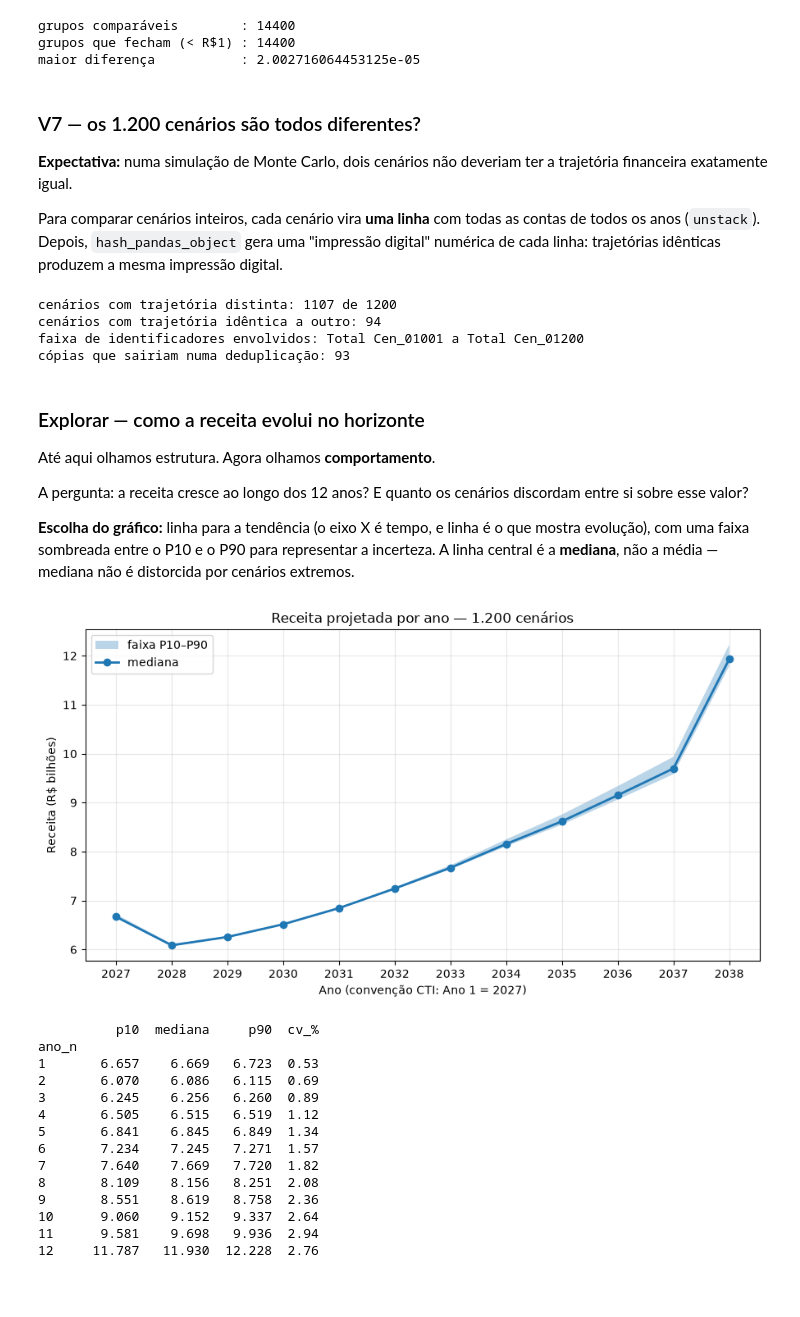
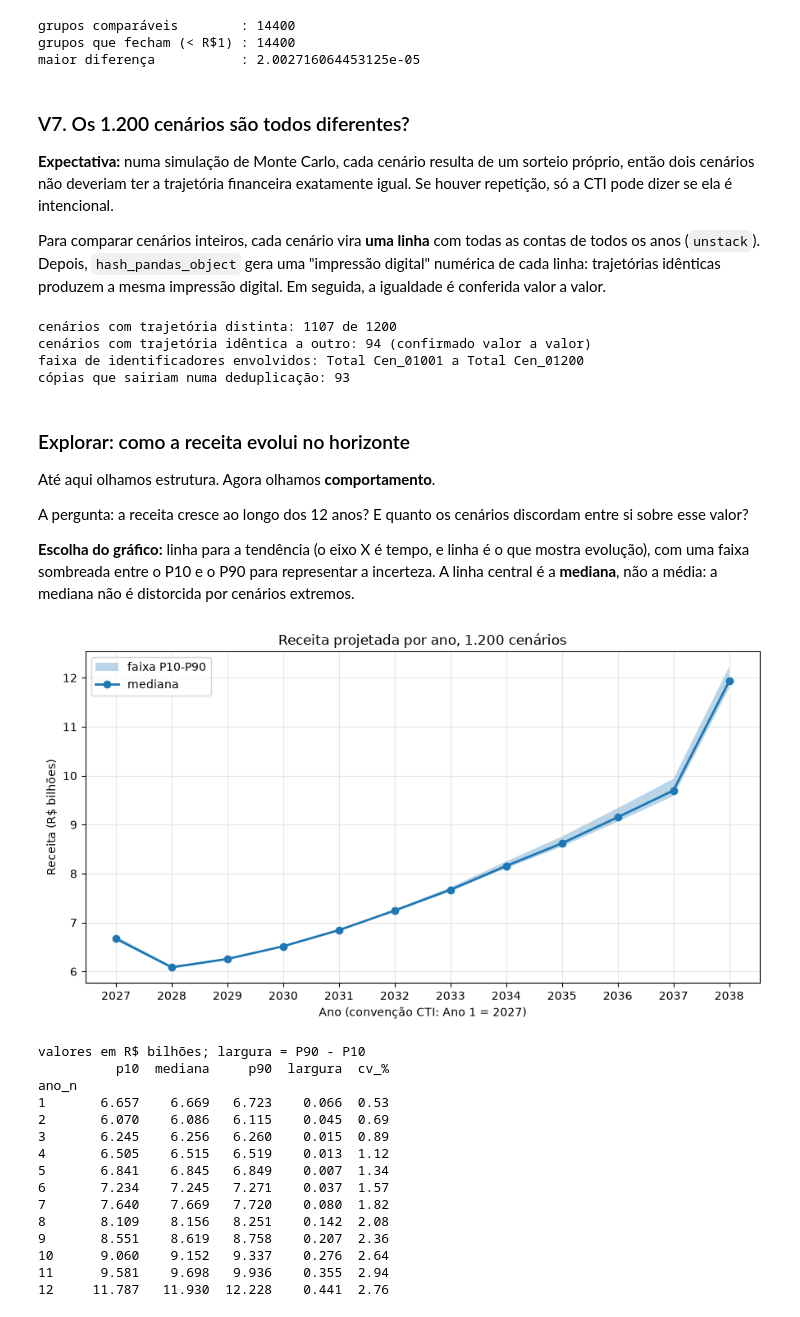
Before and after one commit to 2026-2-NCC4/Projeto6, a Jupyter notebook: src/notebooks/01_perfil.ipynb, the cells around one changed output. Saved outputs shown, nothing was run; the diff lists cells and outputs as text; code cells hidden in the pictures; blank space fills up the shorter version.

```diff
--- a/src/notebooks/01_perfil.ipynb
+++ b/src/notebooks/01_perfil.ipynb
@@ -369,14 +422,15 @@ grupos comparáveis        : 14400
 grupos que fecham (< R$1) : 14400
 maior diferença           : 2.002716064453125e-05
 # %% [markdown]
-### V7 — os 1.200 cenários são todos diferentes?
+### V7. Os 1.200 cenários são todos diferentes?
 
-**Expectativa:** numa simulação de Monte Carlo, dois cenários não deveriam ter a trajetória financeira
-exatamente igual.
+**Expectativa:** numa simulação de Monte Carlo, cada cenário resulta de um sorteio próprio, então dois
+cenários não deveriam ter a trajetória financeira exatamente igual. Se houver repetição, só a CTI pode
+dizer se ela é intencional.
 
 Para comparar cenários inteiros, cada cenário vira **uma linha** com todas as contas de todos os anos
 (`unstack`). Depois, `hash_pandas_object` gera uma "impressão digital" numérica de cada linha:
-trajetórias idênticas produzem a mesma impressão digital.
+trajetórias idênticas produzem a mesma impressão digital. Em seguida, a igualdade é conferida valor a valor.
 # %%
 trajetoria = p.unstack("ano_n")          # 1.200 cenários x (69 contas x 12 anos)
 # Valores completos, sem arredondar: dois cenários só contam como iguais se forem idênticos
@@ -384,8 +438,15 @@ assinatura = pd.util.hash_pandas_object(trajetoria, index=False)
 assinatura.index = trajetoria.index
 
 repetidas = assinatura[assinatura.duplicated(keep=False)]
+
+# Confirma, valor a valor, que cenários com a mesma impressão digital são mesmo idênticos
+for h in repetidas.unique():
+    membros = assinatura[assinatura == h].index
+    if not (trajetoria.loc[membros].nunique(dropna=False) <= 1).all():
+        raise ValueError("Impressões digitais iguais com trajetórias diferentes")
+
 print("cenários com trajetória distinta:", assinatura.nunique(), "de", len(assinatura))
-print("cenários com trajetória idêntica a outro:", len(repetidas))
+print("cenários com trajetória idêntica a outro:", len(repetidas), "(confirmado valor a valor)")
 print("faixa de identificadores envolvidos:", repetidas.index.min(), "a", repetidas.index.max())
 
 # Marca as cópias (mantém a primeira ocorrência de cada trajetória)
@@ -393,11 +454,11 @@ copia = assinatura.duplicated(keep="first")
 print("cópias que sairiam numa deduplicação:", int(copia.sum()))
 # %% [output]
 cenários com trajetória distinta: 1107 de 1200
-cenários com trajetória idêntica a outro: 94
+cenários com trajetória idêntica a outro: 94 (confirmado valor a valor)
 faixa de identificadores envolvidos: Total Cen_01001 a Total Cen_01200
 cópias que sairiam numa deduplicação: 93
 # %% [markdown]
-### Explorar — como a receita evolui no horizonte
+### Explorar: como a receita evolui no horizonte
 
 Até aqui olhamos estrutura. Agora olhamos **comportamento**.
 
@@ -406,57 +467,60 @@ entre si sobre esse valor?
 
 **Escolha do gráfico:** linha para a tendência (o eixo X é tempo, e linha é o que mostra
 evolução), com uma faixa sombreada entre o P10 e o P90 para representar a incerteza.
-A linha central é a **mediana**, não a média — mediana não é distorcida por cenários extremos.
+A linha central é a **mediana**, não a média: a mediana não é distorcida por cenários extremos.
 # %%
 import matplotlib.pyplot as plt
 
 receita = nomeadas[nomeadas["conta_norm"] == "DRE - Receita"]
 faixa = receita.groupby("ano_n")["valor"].agg(
     p10=lambda s: s.quantile(0.10),
     mediana="median",
     p90=lambda s: s.quantile(0.90),
 ) / 1e9
 
 # Coeficiente de variação: desvio padrão / média, em %
 cv = receita.groupby("ano_n")["valor"].agg(lambda s: s.std() / s.mean() * 100)
 
 PASTA_IMG = raiz / "imagens"
 PASTA_IMG.mkdir(exist_ok=True)
 anos_rotulo = [str(2026 + a) for a in faixa.index]   # convenção CTI: Ano 1 = 2027
 
 fig, ax = plt.subplots(figsize=(9, 5))
-ax.fill_between(faixa.index, faixa["p10"], faixa["p90"], alpha=0.30, label="faixa P10–P90")
+ax.fill_between(faixa.index, faixa["p10"], faixa["p90"], alpha=0.30, label="faixa P10-P90")
 ax.plot(faixa.index, faixa["mediana"], marker="o", linewidth=2, label="mediana")
-ax.set_title("Receita projetada por ano — 1.200 cenários")
+ax.set_title("Receita projetada por ano, 1.200 cenários")
 ax.set_xlabel("Ano (convenção CTI: Ano 1 = 2027)")
 ax.set_ylabel("Receita (R$ bilhões)")
 ax.set_xticks(faixa.index)
 ax.set_xticklabels(anos_rotulo)
 ax.grid(alpha=0.3)
 ax.legend()
 fig.tight_layout()
 fig.savefig(PASTA_IMG / "01_receita_por_ano.png", dpi=150)
 plt.show()
 
 tabela = faixa.round(3)
+tabela["largura"] = (faixa["p90"] - faixa["p10"]).round(3)
 tabela["cv_%"] = cv.round(2)
+print("valores em R$ bilhões; largura = P90 - P10")
 print(tabela.to_string())
 # %% [output]
-[figure, old version]
+[figure, new version]
-          p10  mediana     p90  cv_%
+valores em R$ bilhões; largura = P90 - P10
+          p10  mediana     p90  largura  cv_%
 ano_n
-1       6.657    6.669   6.723  0.53
-2       6.070    6.086   6.115  0.69
-3       6.245    6.256   6.260  0.89
-4       6.505    6.515   6.519  1.12
-5       6.841    6.845   6.849  1.34
-6       7.234    7.245   7.271  1.57
-7       7.640    7.669   7.720  1.82
-8       8.109    8.156   8.251  2.08
-9       8.551    8.619   8.758  2.36
-10      9.060    9.152   9.337  2.64
-11      9.581    9.698   9.936  2.94
-12     11.787   11.930  12.228  2.76
+1       6.657    6.669   6.723    0.066  0.53
+2       6.070    6.086   6.115    0.045  0.69
+3       6.245    6.256   6.260    0.015  0.89
+4       6.505    6.515   6.519    0.013  1.12
+5       6.841    6.845   6.849    0.007  1.34
+6       7.234    7.245   7.271    0.037  1.57
+7       7.640    7.669   7.720    0.080  1.82
+8       8.109    8.156   8.251    0.142  2.08
+9       8.551    8.619   8.758    0.207  2.36
+10      9.060    9.152   9.337    0.276  2.64
+11      9.581    9.698   9.936    0.355  2.94
+12     11.787   11.930  12.228    0.441  2.76
 # %% [markdown]
 **O que o gráfico mostra:**
 
```
Also changed, not shown: parts of 28 cells of this notebook, 7 other files.
